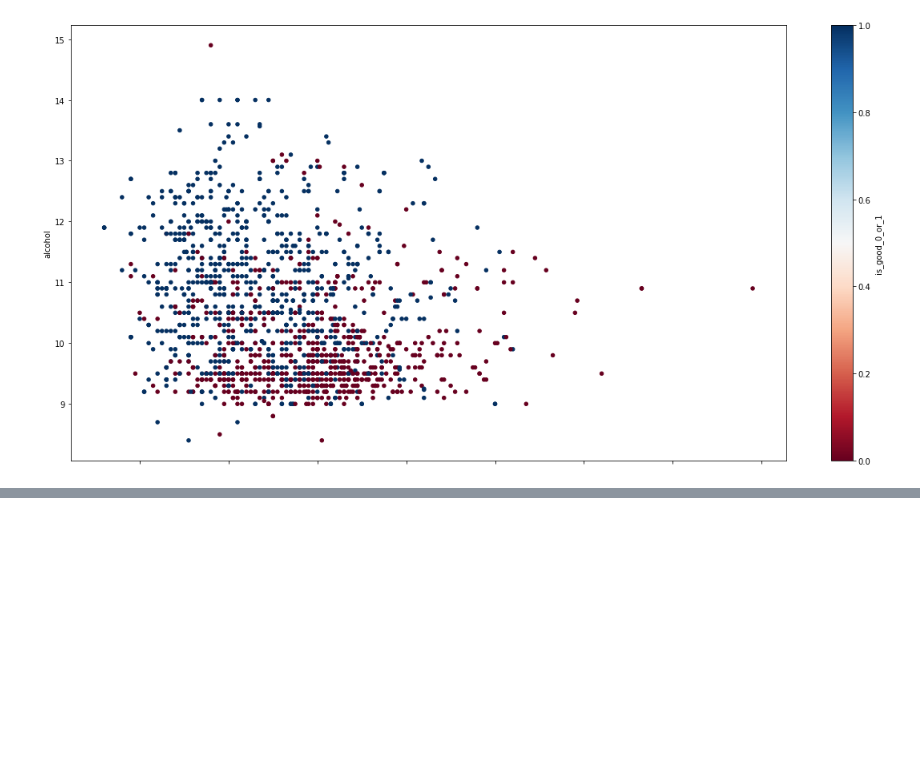
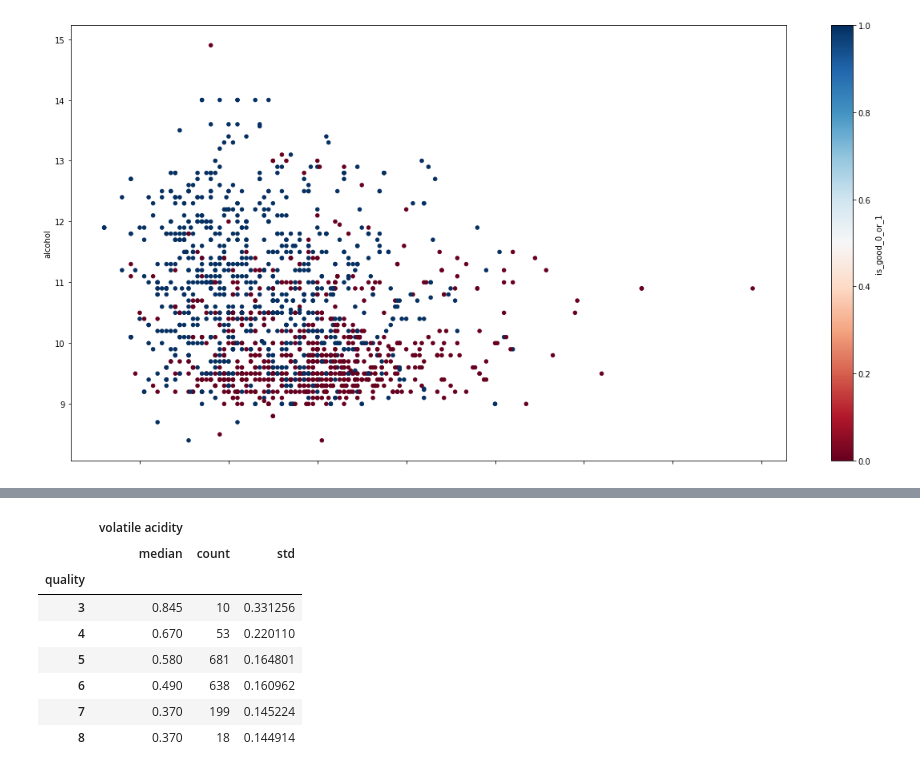
Before and after one commit to menubie/data-science-abril-19, a Jupyter notebook: 11-exploratory-analysis/main_analysis_answers.ipynb, the cells around one changed output, grey strips where cells are left out. Saved outputs shown, nothing was run; the diff lists cells and outputs as text; code cells hidden in the pictures; blank space fills up the shorter version.

```diff
--- a/11-exploratory-analysis/main_analysis_answers.ipynb
+++ b/11-exploratory-analysis/main_analysis_answers.ipynb
@@ -301,0 +315,12 @@ df.plot.scatter(x="volatile acidity", y="alcohol", c="is_good_0_or_1",
+# %%
+df.groupby(["quality"])[["volatile acidity"]].agg(["median", "count", "std"])
+# %% [output]
+|  | volatile acidity |  |  |
+|  | median | count | std |
+| quality |  |  |  |
+| 3 | 0.845 | 10 | 0.331256 |
+| 4 | 0.670 | 53 | 0.220110 |
+| 5 | 0.580 | 681 | 0.164801 |
+| 6 | 0.490 | 638 | 0.160962 |
+| 7 | 0.370 | 199 | 0.145224 |
+| 8 | 0.370 | 18 | 0.144914 |
```
Also changed, not shown: parts of 12 cells of this notebook.
